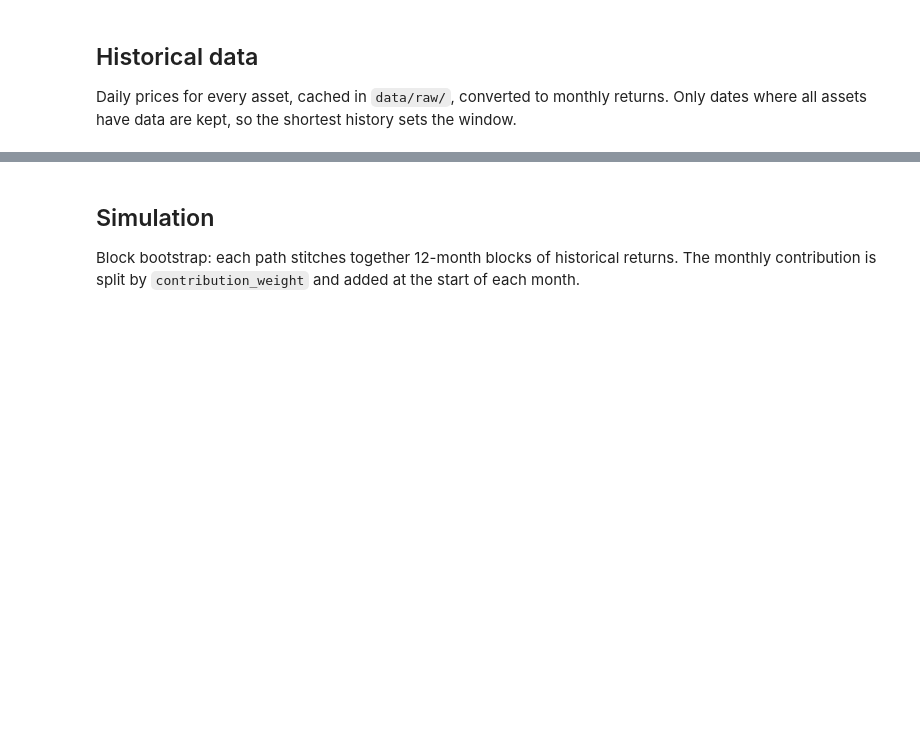
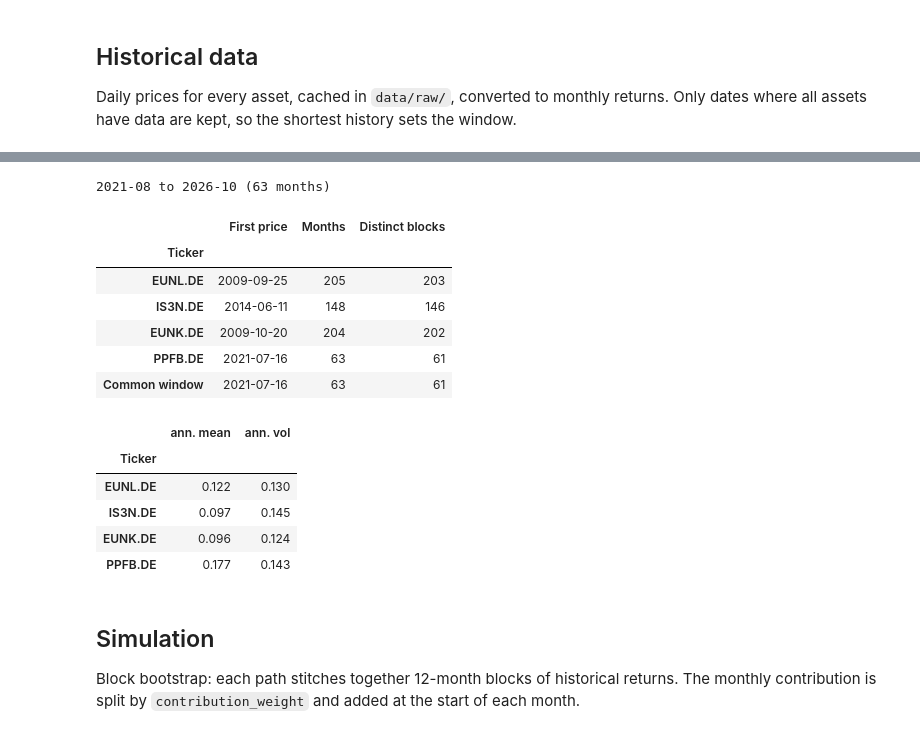
Before and after one commit to idontknowmoney/portfolio-lab, a Jupyter notebook: notebooks/01_monte_carlo.ipynb, the cells around one changed output, grey strips where cells are left out. Cells and saved outputs as stored; diff of their text form; code cells hidden in the pictures; blank space fills up the shorter version.

```diff
--- a/notebooks/01_monte_carlo.ipynb
+++ b/notebooks/01_monte_carlo.ipynb
@@ -47,4 +58,6 @@ prices = load_prices(tickers)
 returns = monthly_returns_from_prices(prices, tickers)
 
 print(f"{returns.index[0]:%Y-%m} to {returns.index[-1]:%Y-%m} ({len(returns)} months)")
+display(history_window(prices, tickers, cfg.simulation.block_size))
 annualised_stats(returns).round(3)
+# %% [output]
@@ -51,3 +65,17 @@ annualised_stats(returns).round(3)
+2021-08 to 2026-10 (63 months)
+|  | First price | Months | Distinct blocks |
+| Ticker |  |  |  |
+| EUNL.DE | 2009-09-25 | 205 | 203 |
+| IS3N.DE | 2014-06-11 | 148 | 146 |
+| EUNK.DE | 2009-10-20 | 204 | 202 |
+| PPFB.DE | 2021-07-16 | 63 | 61 |
+| Common window | 2021-07-16 | 63 | 61 |
+|  | ann. mean | ann. vol |
+| Ticker |  |  |
+| EUNL.DE | 0.122 | 0.130 |
+| IS3N.DE | 0.097 | 0.145 |
+| EUNK.DE | 0.096 | 0.124 |
+| PPFB.DE | 0.177 | 0.143 |
 # %% [markdown]
 ## Simulation
 
```
Also changed, not shown: parts of 15 cells of this notebook, 3 other files.
